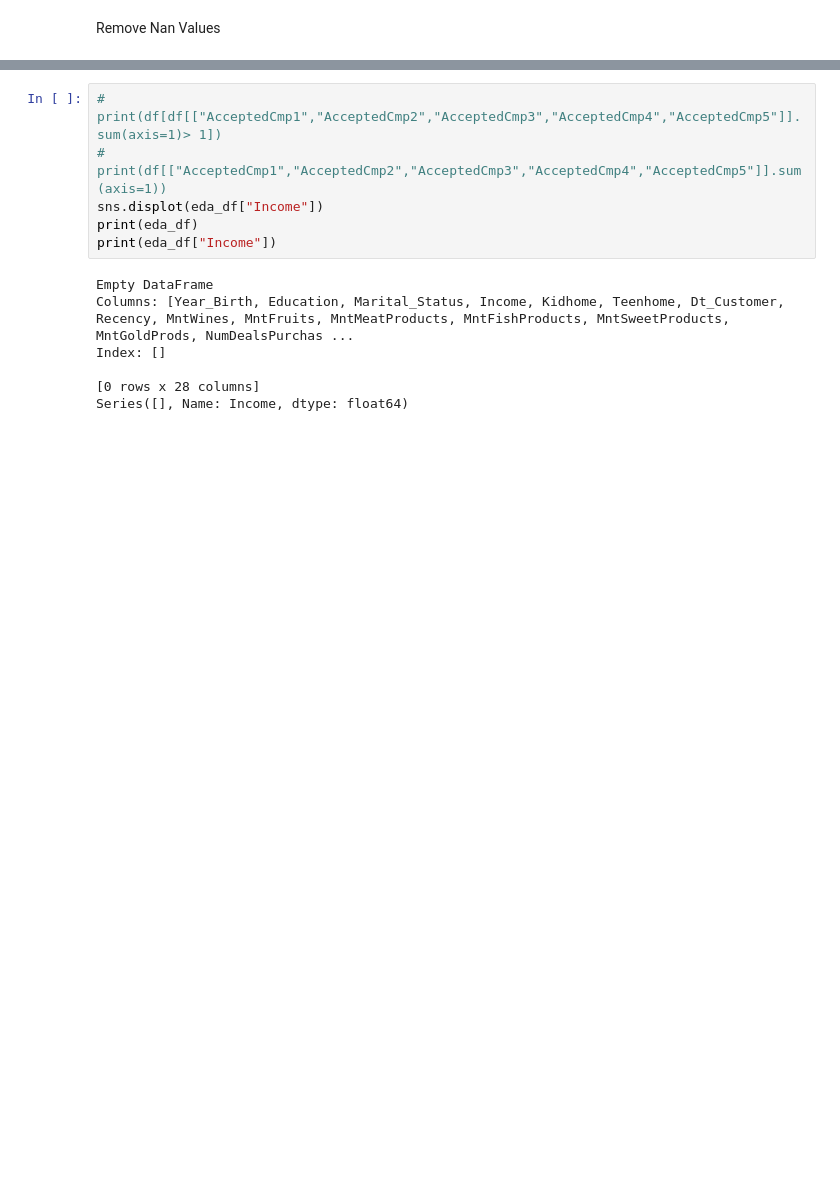
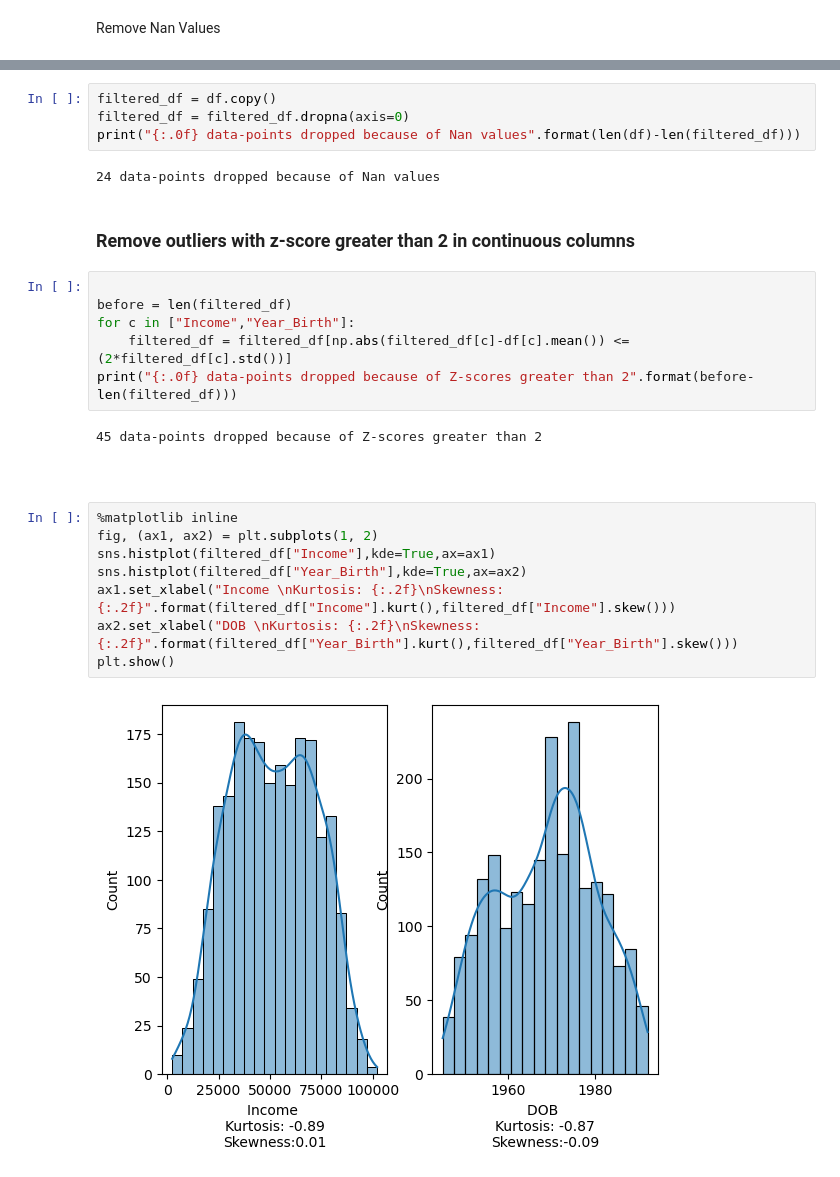
Before and after one commit to marci-nemeth/ML-Notebooks, a Jupyter notebook: Classification/CustomerAnalysis.ipynb, the cells around one changed output, grey strips where cells are left out. Cells and saved outputs as stored; diff of their text form; blank space fills up the shorter version.

```diff
--- a/Classification/CustomerAnalysis.ipynb
+++ b/Classification/CustomerAnalysis.ipynb
@@ -158,13 +108,28 @@ Index: []
-# %%
-# print(df[df[["AcceptedCmp1","AcceptedCmp2","AcceptedCmp3","AcceptedCmp4","AcceptedCmp5"]].sum(axis=1)> 1])
-# print(df[["AcceptedCmp1","AcceptedCmp2","AcceptedCmp3","AcceptedCmp4","AcceptedCmp5"]].sum(axis=1))
-sns.displot(eda_df["Income"])
-print(eda_df)
-print(eda_df["Income"])
-# %% [output]
-Empty DataFrame
-Columns: [Year_Birth, Education, Marital_Status, Income, Kidhome, Teenhome, Dt_Customer, Recency, MntWines, MntFruits, MntMeatProducts, MntFishProducts, MntSweetProducts, MntGoldProds, NumDealsPurchas ...
-Index: []
-
-[0 rows x 28 columns]
-Series([], Name: Income, dtype: float64)
+# %%
+filtered_df = df.copy()
+filtered_df = filtered_df.dropna(axis=0)
+print("{:.0f} data-points dropped because of Nan values".format(len(df)-len(filtered_df)))
+# %% [output]
+24 data-points dropped because of Nan values
+# %% [markdown]
+### Remove outliers with z-score greater than 2 in continuous columns
+# %%
+
+before = len(filtered_df)
+for c in ["Income","Year_Birth"]:
+    filtered_df = filtered_df[np.abs(filtered_df[c]-df[c].mean()) <= (2*filtered_df[c].std())]
+print("{:.0f} data-points dropped because of Z-scores greater than 2".format(before-len(filtered_df)))
+# %% [output]
+45 data-points dropped because of Z-scores greater than 2
+# %% [markdown]
+##
+# %%
+%matplotlib inline
+fig, (ax1, ax2) = plt.subplots(1, 2)
+sns.histplot(filtered_df["Income"],kde=True,ax=ax1)
+sns.histplot(filtered_df["Year_Birth"],kde=True,ax=ax2)
+ax1.set_xlabel("Income \nKurtosis: {:.2f}\nSkewness:{:.2f}".format(filtered_df["Income"].kurt(),filtered_df["Income"].skew()))
+ax2.set_xlabel("DOB \nKurtosis: {:.2f}\nSkewness:{:.2f}".format(filtered_df["Year_Birth"].kurt(),filtered_df["Year_Birth"].skew()))
+plt.show()
+# %% [output]
+[figure, added]
```
Also changed, not shown: parts of 9 cells of this notebook.
